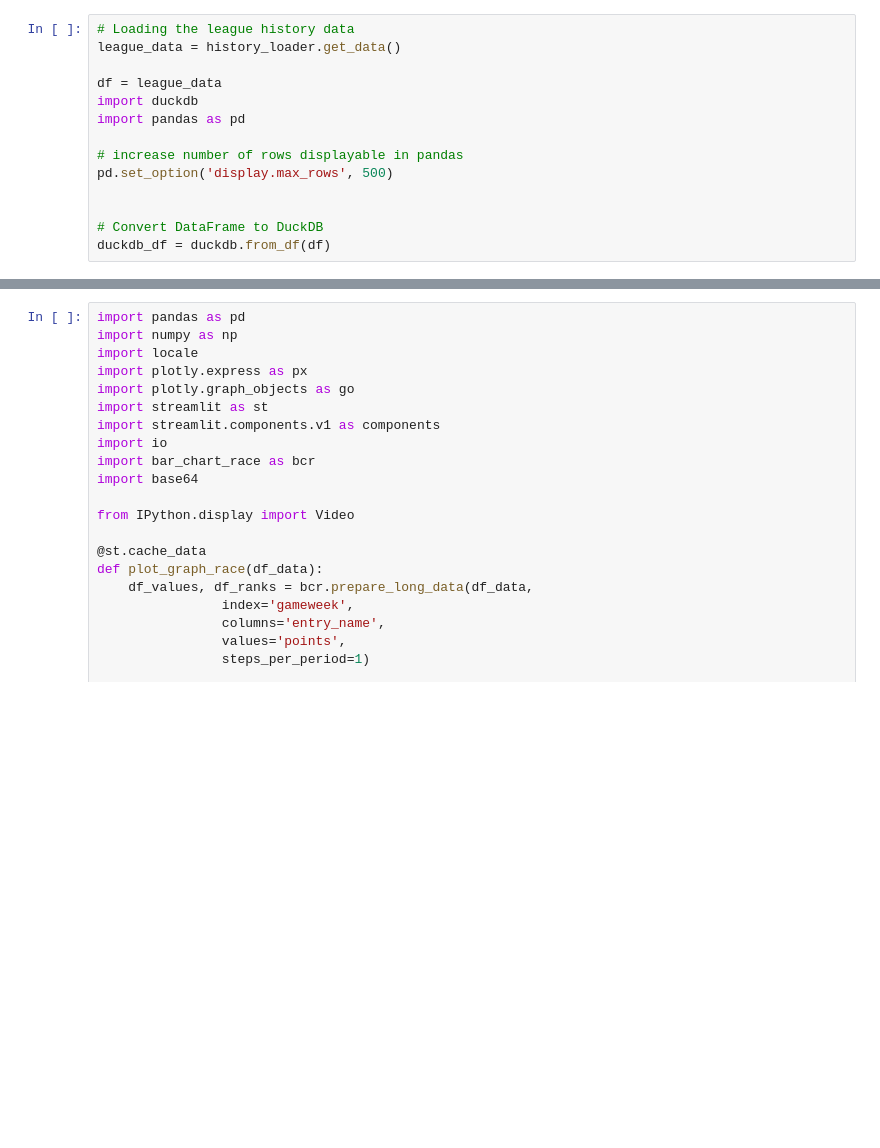
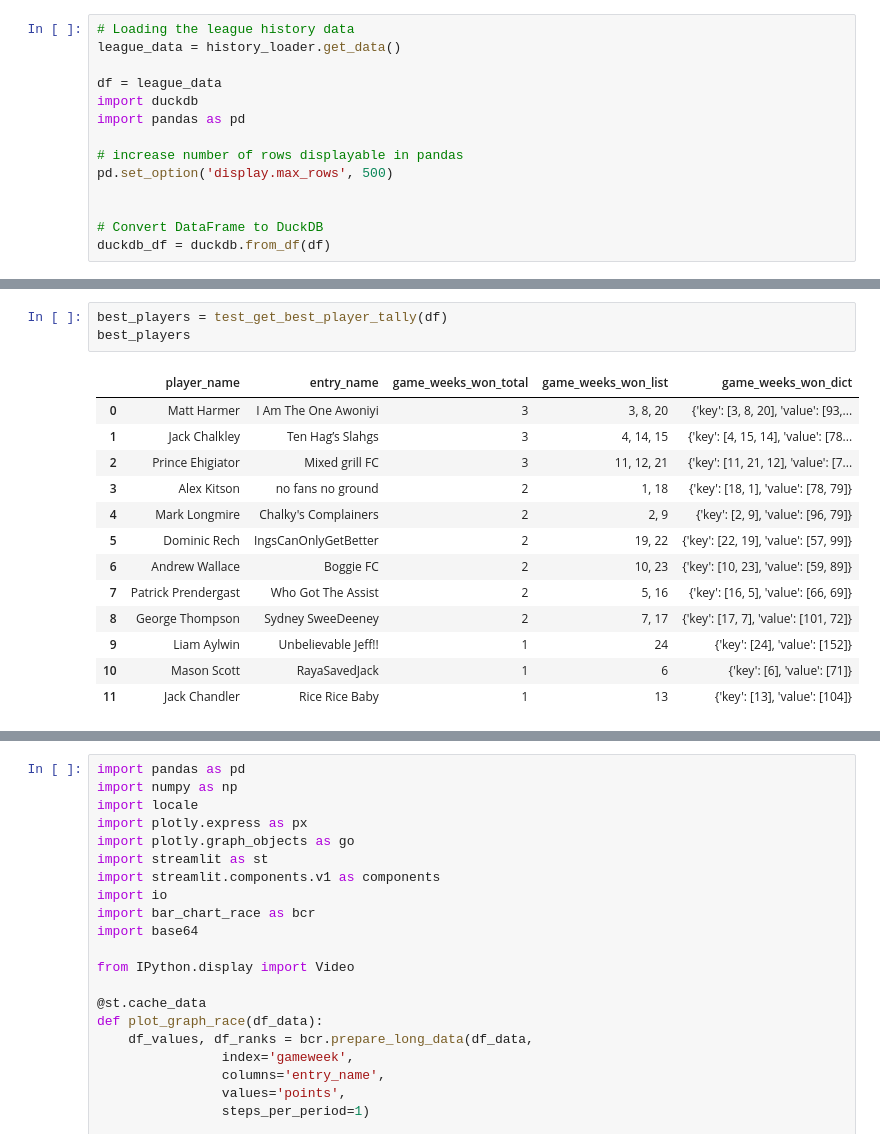
Before and after one commit to edwardjackchandler/fpl_league_wrapped, a Jupyter notebook: test_notebook.ipynb, the cells around one changed output, grey strips where cells are left out. Saved outputs shown, nothing was run; the diff lists cells and outputs as text; blank space fills up the shorter version.

```diff
--- a/test_notebook.ipynb
+++ b/test_notebook.ipynb
@@ -51,3 +143,20 @@ df
+# %%
+best_players = test_get_best_player_tally(df)
+best_players
+# %% [output]
+|  | player_name | entry_name | game_weeks_won_total | game_weeks_won_list | game_weeks_won_dict |
+| 0 | Matt Harmer | I Am The One Awoniyi | 3 | 3, 8, 20 | {'key': [3, 8, 20], 'value': [93,... |
+| 1 | Jack Chalkley | Ten Hag’s Slahgs | 3 | 4, 14, 15 | {'key': [4, 15, 14], 'value': [78... |
+| 2 | Prince Ehigiator | Mixed grill FC | 3 | 11, 12, 21 | {'key': [11, 21, 12], 'value': [7... |
+| 3 | Alex Kitson | no fans no ground | 2 | 1, 18 | {'key': [18, 1], 'value': [78, 79]} |
+| 4 | Mark Longmire | Chalky's Complainers | 2 | 2, 9 | {'key': [2, 9], 'value': [96, 79]} |
+| 5 | Dominic Rech | IngsCanOnlyGetBetter | 2 | 19, 22 | {'key': [22, 19], 'value': [57, 99]} |
+| 6 | Andrew Wallace | Boggie FC | 2 | 10, 23 | {'key': [10, 23], 'value': [59, 89]} |
+| 7 | Patrick Prendergast | Who Got The Assist | 2 | 5, 16 | {'key': [16, 5], 'value': [66, 69]} |
+| 8 | George Thompson | Sydney SweeDeeney | 2 | 7, 17 | {'key': [17, 7], 'value': [101, 72]} |
+| 9 | Liam Aylwin | Unbelievable Jeff!! | 1 | 24 | {'key': [24], 'value': [152]} |
+| 10 | Mason Scott | RayaSavedJack | 1 | 6 | {'key': [6], 'value': [71]} |
+| 11 | Jack Chandler | Rice Rice Baby | 1 | 13 | {'key': [13], 'value': [104]} |
 # %%
 best_players = get_best_player_tally(df)
 best_players
```
Also changed, not shown: parts of 8 cells of this notebook, 2 other files.
